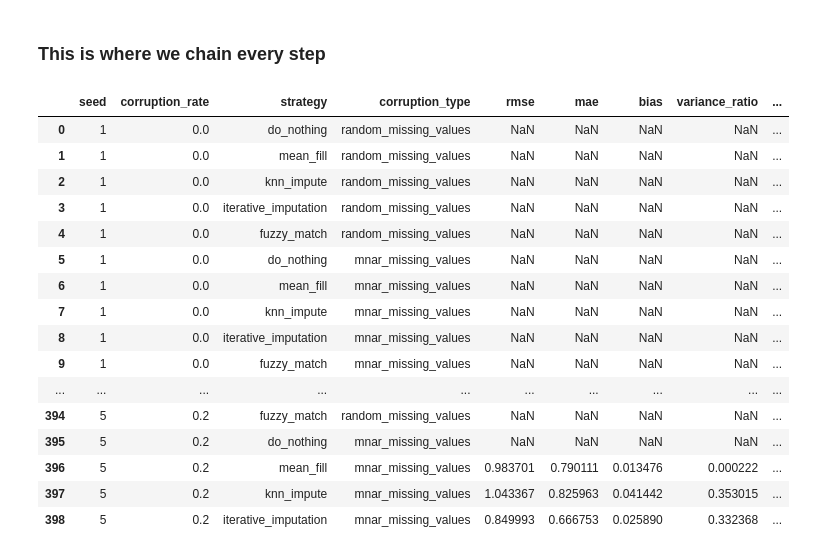
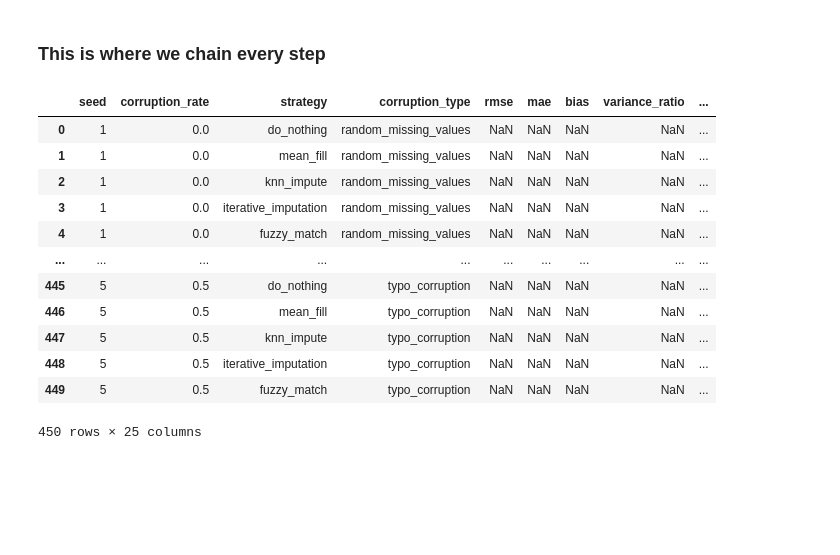
Before and after one commit to Northernstud/when-cleaning-helps, a Jupyter notebook: notebook/scratch_notebook.ipynb, the cells around one changed output. Saved outputs shown, nothing was run; the diff lists cells and outputs as text; code cells hidden in the pictures; blank space fills up the shorter version.

```diff
--- a/notebook/scratch_notebook.ipynb
+++ b/notebook/scratch_notebook.ipynb
@@ -24,51 +24,47 @@ columns = config["columns"]
 seed = config["seed"]
 
 processed_dir = project_dir / "data/processed/"
-drug_consumption = project_dir / f"data/processed/Drug_Consumption_{target_drug}.csv"
+raw_drug_consumption = project_dir / f"data/raw/Drug_Consumption.csv"
 
 # load the dfs
-original_df = load_model_data(drug_consumption)
+original_df = load_model_data(raw_drug_consumption)
 
 # corrupt the df
 corrupted_df, mask_df = random_missing_values(original_df, corruption_rate, seed)
 
 # clean the df
 cleaned_df = mean_fill(corrupted_df, columns, {})
 
 # evaluate the cleaned df
 evaluated_metrics = evaluate_continuous_recovery(original_df, cleaned_df, mask_df, columns)
 
 # print("Continuous Recovery Metrics")
 # print("---------------------------")
 # print(f"RMSE:             {evaluated_metrics['rmse']:.4f}")
 # print(f"MAE:              {evaluated_metrics['mae']:.4f}")
 # print(f"Bias:             {evaluated_metrics['bias']:.4f}")
 # print(f"Variance Ratio:   {evaluated_metrics['variance_ratio']:.4f}")
 # print(f"Wasserstein:      {evaluated_metrics['wasserstein']:.4f}")
 
 result_df = run_experiment(original_df)
 
-pd.set_option("display.max_rows", None)
-pd.set_option("display.max_columns", None)
+# pd.set_option("display.max_rows", None)
+# pd.set_option("display.max_columns", None)
 
 parquet = pd.read_parquet(project_dir / "results/experiments.parquet")
 
 parquet
 # %% [output]
 |  | seed | corruption_rate | strategy | corruption_type | rmse | mae | bias | variance_ratio | ... |
 | 0 | 1 | 0.0 | do_nothing | random_missing_values | NaN | NaN | NaN | NaN | ... |
 | 1 | 1 | 0.0 | mean_fill | random_missing_values | NaN | NaN | NaN | NaN | ... |
 | 2 | 1 | 0.0 | knn_impute | random_missing_values | NaN | NaN | NaN | NaN | ... |
 | 3 | 1 | 0.0 | iterative_imputation | random_missing_values | NaN | NaN | NaN | NaN | ... |
 | 4 | 1 | 0.0 | fuzzy_match | random_missing_values | NaN | NaN | NaN | NaN | ... |
-| 5 | 1 | 0.0 | do_nothing | mnar_missing_values | NaN | NaN | NaN | NaN | ... |
-| 6 | 1 | 0.0 | mean_fill | mnar_missing_values | NaN | NaN | NaN | NaN | ... |
-| 7 | 1 | 0.0 | knn_impute | mnar_missing_values | NaN | NaN | NaN | NaN | ... |
-| 8 | 1 | 0.0 | iterative_imputation | mnar_missing_values | NaN | NaN | NaN | NaN | ... |
-| 9 | 1 | 0.0 | fuzzy_match | mnar_missing_values | NaN | NaN | NaN | NaN | ... |
 | ... | ... | ... | ... | ... | ... | ... | ... | ... | ... |
-| 394 | 5 | 0.2 | fuzzy_match | random_missing_values | NaN | NaN | NaN | NaN | ... |
-| 395 | 5 | 0.2 | do_nothing | mnar_missing_values | NaN | NaN | NaN | NaN | ... |
-| 396 | 5 | 0.2 | mean_fill | mnar_missing_values | 0.983701 | 0.790111 | 0.013476 | 0.000222 | ... |
-| 397 | 5 | 0.2 | knn_impute | mnar_missing_values | 1.043367 | 0.825963 | 0.041442 | 0.353015 | ... |
-| 398 | 5 | 0.2 | iterative_imputation | mnar_missing_values | 0.849993 | 0.666753 | 0.025890 | 0.332368 | ... |
+| 445 | 5 | 0.5 | do_nothing | typo_corruption | NaN | NaN | NaN | NaN | ... |
+| 446 | 5 | 0.5 | mean_fill | typo_corruption | NaN | NaN | NaN | NaN | ... |
+| 447 | 5 | 0.5 | knn_impute | typo_corruption | NaN | NaN | NaN | NaN | ... |
+| 448 | 5 | 0.5 | iterative_imputation | typo_corruption | NaN | NaN | NaN | NaN | ... |
+| 449 | 5 | 0.5 | fuzzy_match | typo_corruption | NaN | NaN | NaN | NaN | ... |
+450 rows × 25 columns
```
Also changed, not shown: parts of 1 cell of this notebook, 4 other files.
